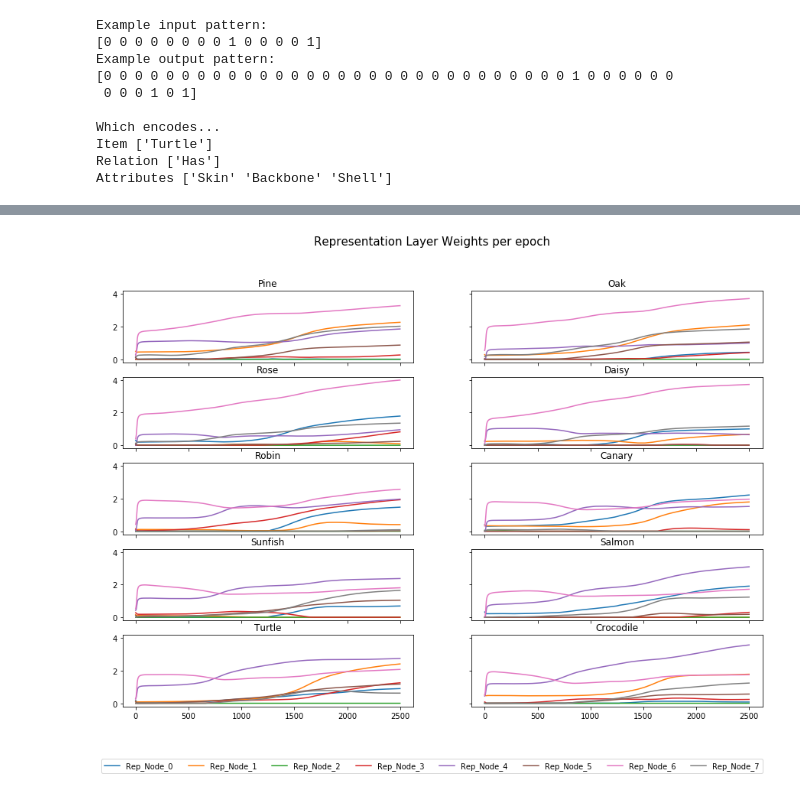
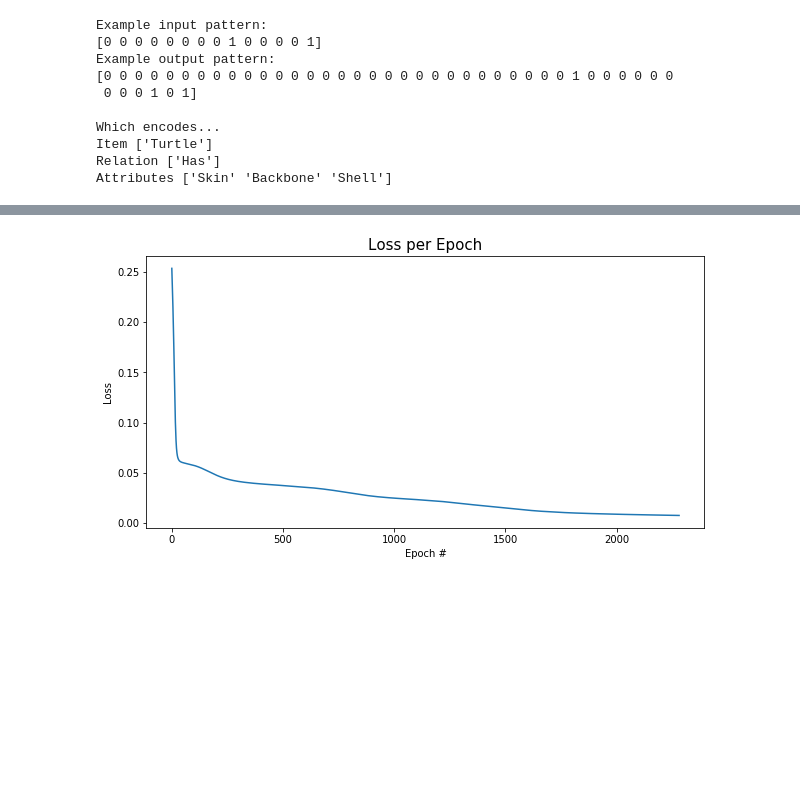
Before and after one commit to petersim1/CCM_Final_Project, a Jupyter notebook: Model_Training.ipynb, the cells around one changed output, grey strips where cells are left out. Cells and saved outputs as stored; diff of their text form; code cells hidden in the pictures; blank space fills up the shorter version.

```diff
--- a/Model_Training.ipynb
+++ b/Model_Training.ipynb
@@ -155,6 +159,5 @@ def train(mynet):
         loss.backward() # compute gradient
         optimizer.step() # update network parameters
         error_epoch += loss.item()
-    error_epoch = error_epoch / float(N)
 
-    return error_epoch
+    return error_epoch / float(N)
@@ -233,9 +285,9 @@ def plot_dendo(rep1,rep2,rep3,names):
 # %%
 learning_rate = 0.1
-n_epochs = 2500
+n_epochs = 3000
 
-early_stop = EarlyStop(epsilon=1e-5)
-use_early_stop = False
+early_stop = EarlyStop(epsilon=1e-8)
+use_early_stop = True
 
 criterion = nn.MSELoss() # mean squared error loss function
 mynet = Net(rep_size=8,hidden_size=15)
@@ -258,5 +310,6 @@ for epoch in range(n_epochs) :
         if early_stop.early_stop :
             print('Early Stopping... Epoch: {}  Loss: {}'.format(epoch,err[-1]))
             mynet.load_state_dict(early_stop.w) # in the case of increase of loss, pull previous state.
+            n_epochs = epoch+1
             break
 # %% [output]
@@ -293,20 +328,4 @@ plt.show()
-# %%
-stacked = np.dstack(rep_layer)
-fig,axes = plt.subplots(nrows=5,ncols=2,sharex=True,sharey=True,figsize=(15,10),squeeze=False)
-fig.suptitle('Representation Layer Weights per epoch',size=15)
-
-row_count,col_count = 0,0
-
-for i,name in enumerate(names_items) :
-    axes[row_count,col_count].set_title(name)
-    for j in range(8) :
-        axes[row_count,col_count].plot(range(n_epochs),stacked[i][j])
-    if col_count == 1 :
-        row_count+=1
-        col_count = 0
-    else :
-        col_count += 1
-fig.legend(['Rep_Node_'+str(i) for i in range(8)],ncol=10,loc='lower center',fontsize=10)
-plt.show()
-# %% [output]
-[figure, removed]
+# %%
+plot_loss(err)
+# %% [output]
+[figure, added]
```
Also changed, not shown: parts of 11 cells of this notebook, 5 other files.
